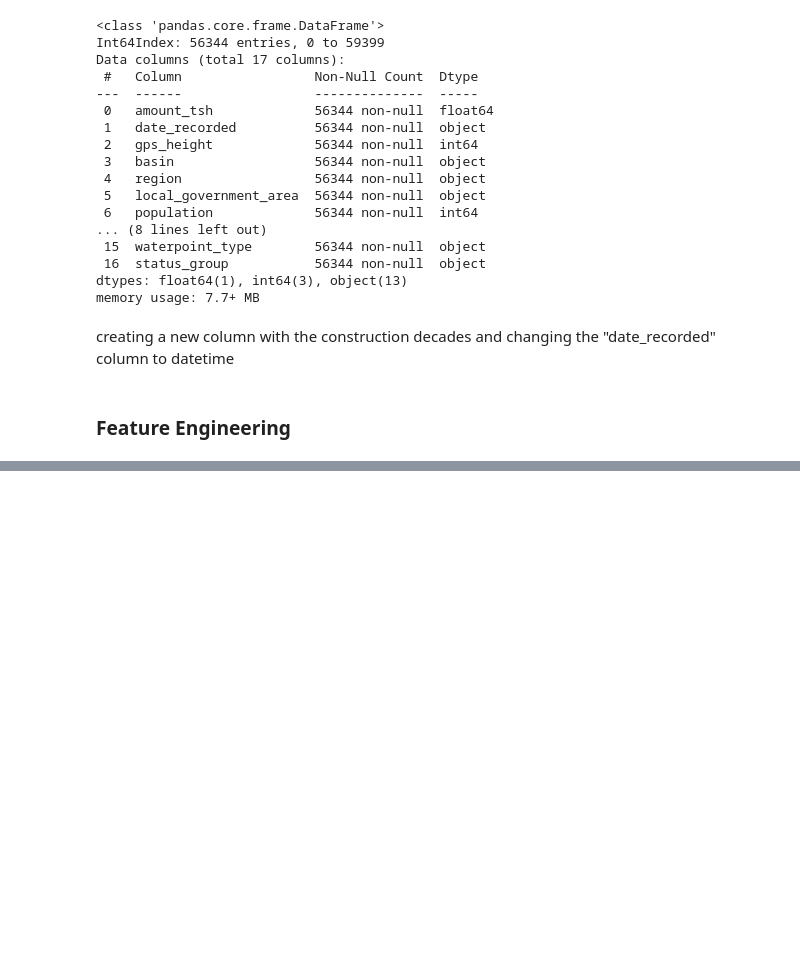
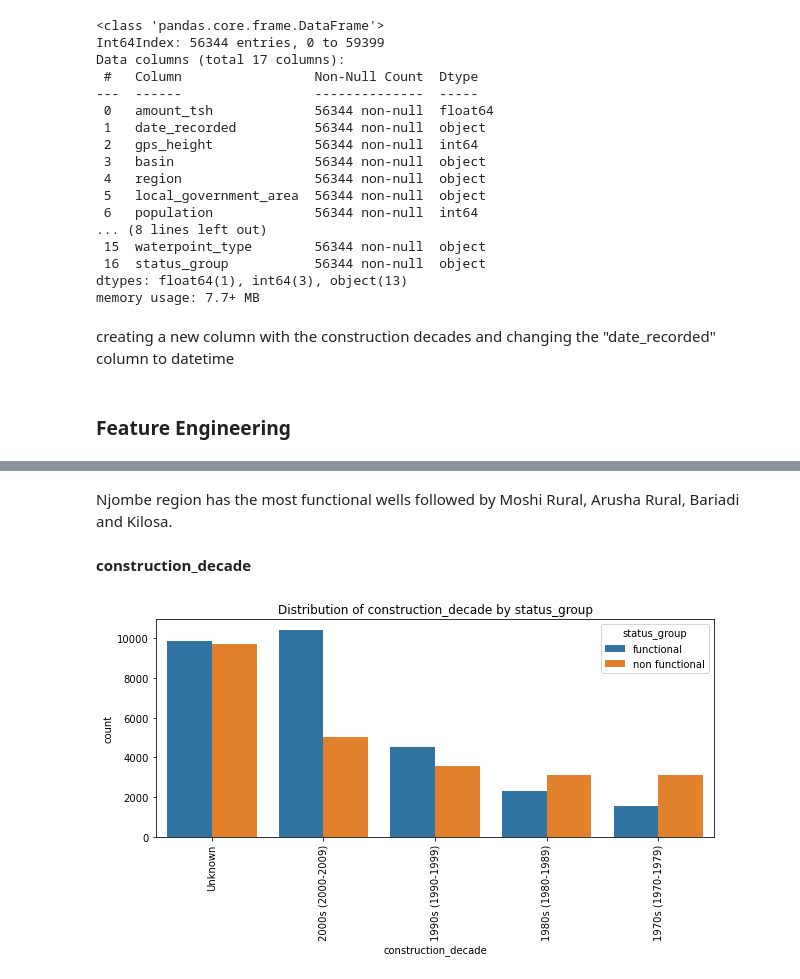
Before and after one commit to paulngatia/PHASE-3-PROJECT, a Jupyter notebook: index.ipynb, the cells around one changed output, grey strips where cells are left out. Drawn from its saved outputs; the diff is of its cells as text; code cells hidden in the pictures; blank space fills up the shorter version.

```diff
--- a/index.ipynb
+++ b/index.ipynb
@@ -539,0 +663,8 @@ creating a new column with the construction decades and changing the "date_recor
+# %% [markdown]
+Njombe region has the most functional wells followed by Moshi Rural, Arusha Rural, Bariadi and Kilosa.
+# %% [markdown]
+**construction_decade**
+# %%
+plot_categorical_distribution(dfn, 'construction_decade')
+# %% [output]
+[figure, added]
```
Also changed, not shown: parts of 40 cells of this notebook.
